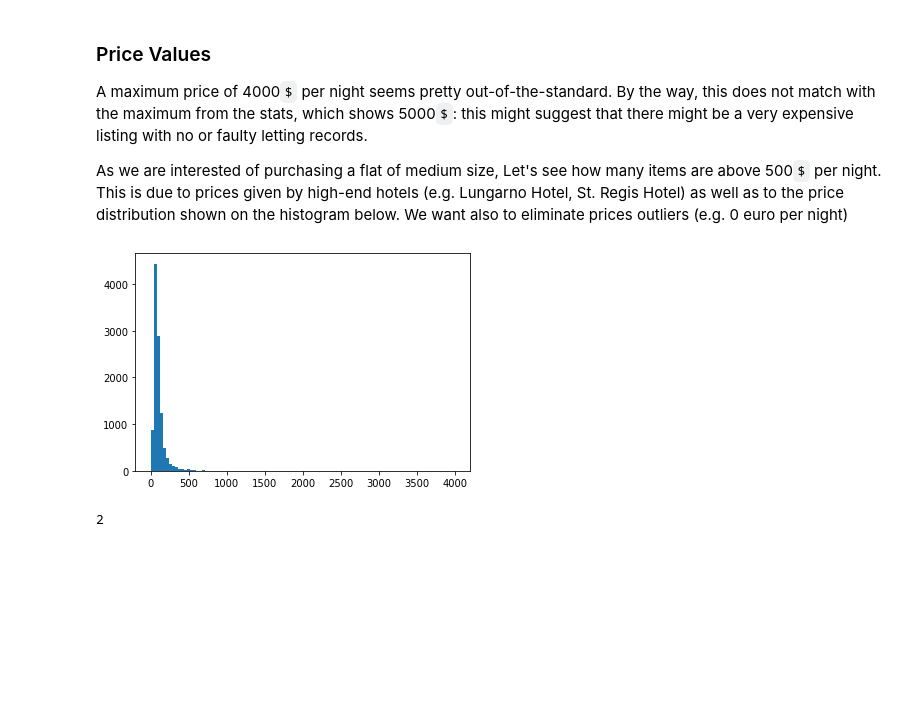
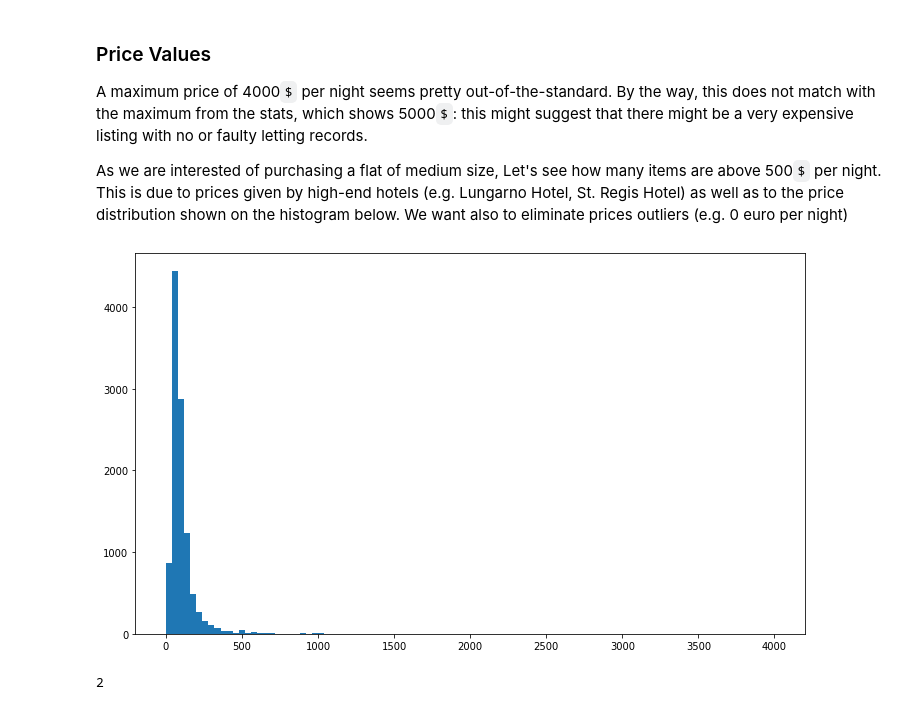
Before and after one commit to claudiocmp/airbnb_florence, a Jupyter notebook: florence_listings.ipynb, the cells around one changed output. Drawn from its saved outputs; the diff is of its cells as text; code cells hidden in the pictures; blank space fills up the shorter version.

```diff
--- a/florence_listings.ipynb
+++ b/florence_listings.ipynb
@@ -383,9 +384,10 @@ A maximum price of 4000`$` per night seems pretty out-of-the-standard. By the wa
 
 As we are interested of purchasing a flat of medium size, Let's see how many items are above 500`$` per night. This is due to prices given by high-end hotels (e.g. Lungarno Hotel, St. Regis Hotel) as well as to the price distribution shown on the histogram below. We want also to eliminate prices outliers (e.g. 0 euro per night)
 # %%
+fig = plt.figure(figsize=(12,7))
 plt.hist(df_lst_['price'].values,bins=100);
 # %% [output]
-[figure, old version]
+[figure, new version]
 # %%
 # only two records have price == 0
 df_lst_[df_lst_['price'] == 0]['id'].count()
```
Also changed, not shown: parts of 9 cells of this notebook, 6 other files.
